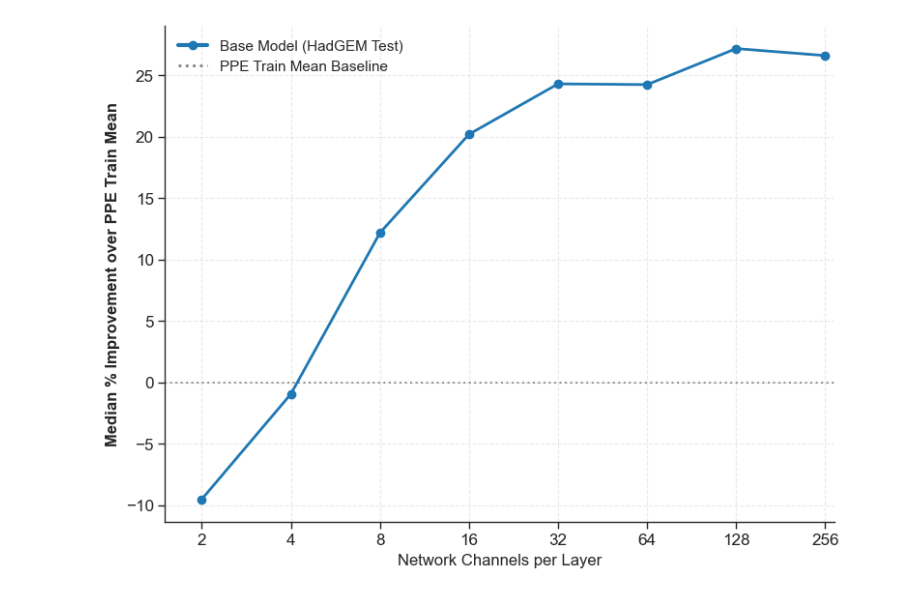
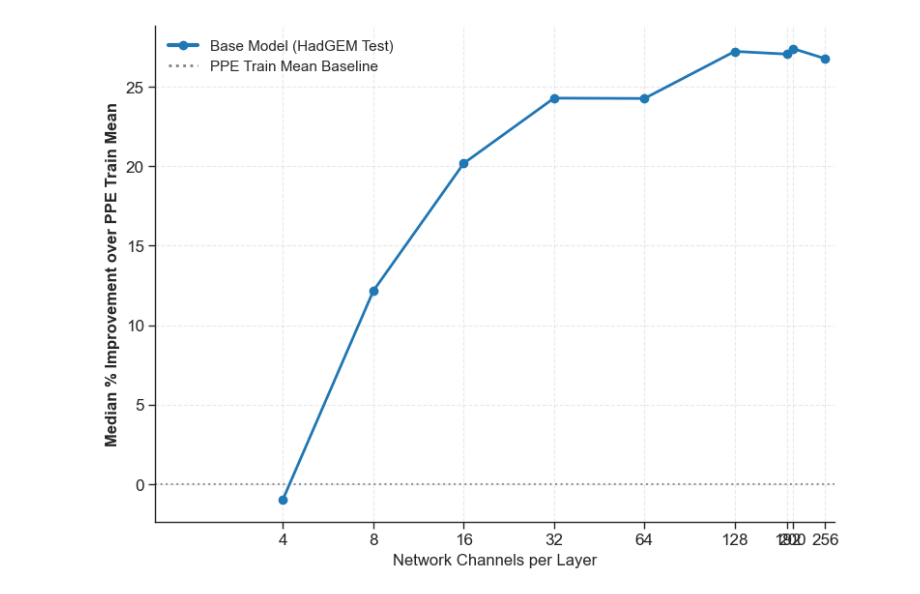
Before and after one commit to evanwellmeyer/precio_pr_dpdk, a Jupyter notebook: channel_sweep.ipynb, the cells around one changed output. Drawn from its saved outputs; the diff is of its cells as text; code cells hidden in the pictures.

```diff
--- a/channel_sweep.ipynb
+++ b/channel_sweep.ipynb
@@ -11,7 +11,7 @@ from pathlib import Path
 base_dir = Path("/Users/ewellmeyer/Documents/research/weights")
 
 # Select which channel counts to include
-channels = [2, 4, 8, 16, 32, 64, 128, 256]
+channels = [4, 8, 16, 32, 64, 128, 192, 200, 256]
 
 # gn_groups used per channel during training (all 1 by default for unet6R runs)
 gn_per_ch = {ch: 1 for ch in channels}
@@ -53,31 +53,31 @@ for ch in channels:
 # --------------------------
 sns.set_context("paper", font_scale=1.4)
 sns.set_style("ticks")
 
 fig, ax = plt.subplots(figsize=(8, 6))
 
 c_soft = '#1f77b4'
 
 ax.axhline(0, color='gray', linestyle=':', linewidth=1.5, alpha=0.8, zorder=1)
 
 ax.plot(channels, pct_improvement, color=c_soft, linestyle='-', marker='o', lw=2, ms=6)
 
 ax.set_xlabel("Network Channels per Layer", fontsize=12)
 ax.set_ylabel("Median % Improvement over PPE Train Mean", fontsize=12, fontweight='bold')
 ax.set_xscale('log', base=2)
 ax.set_xticks(channels)
 ax.set_xticklabels(channels)
 ax.set_xlim(1.5, 275)
 ax.grid(True, which='major', linestyle='--', alpha=0.4)
 sns.despine(ax=ax)
 
 legend_elements = [
     Line2D([0], [0], color=c_soft, lw=3, marker='o', ms=6, label='Base Model (HadGEM Test)'),
     Line2D([0], [0], color='gray', linestyle=':', lw=2, label='PPE Train Mean Baseline'),
 ]
 ax.legend(handles=legend_elements, frameon=False, fontsize=11)
 
 plt.tight_layout()
 plt.show()
 # %% [output]
-[figure, old version]
+[figure, new version]
```
Also changed, not shown: 3 other files.
